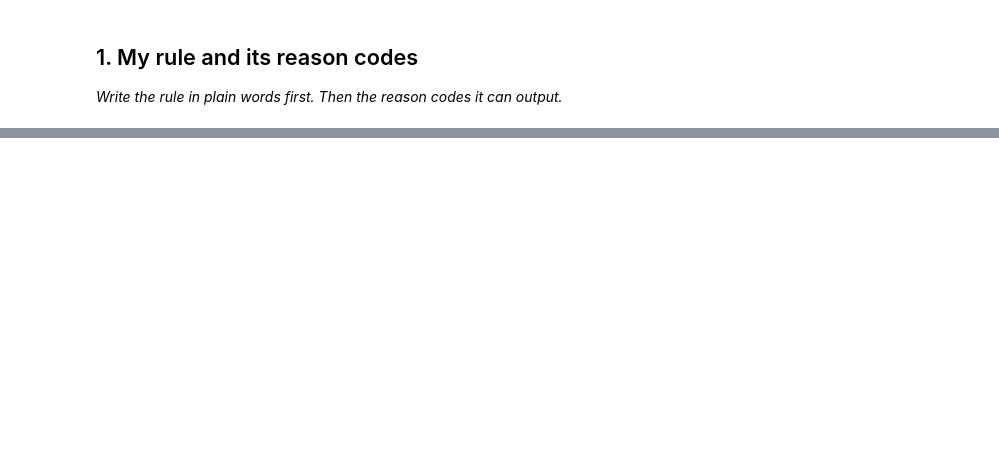
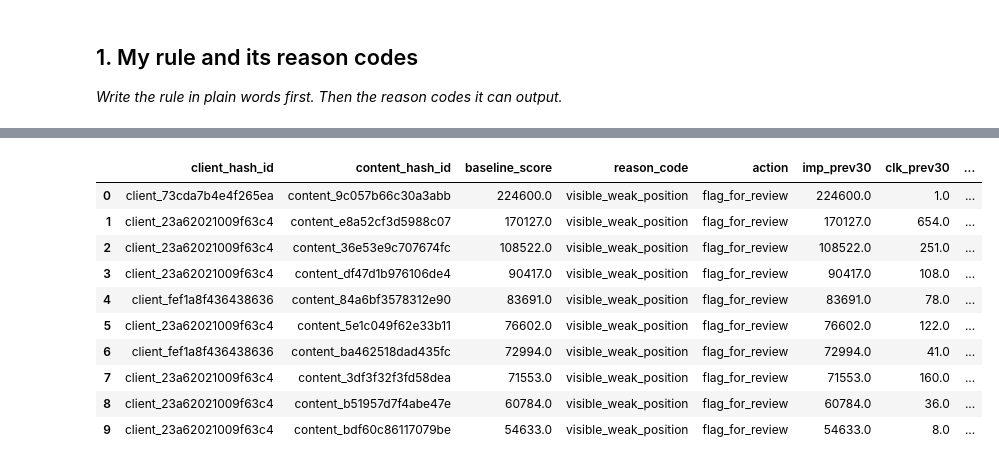
Before and after one commit to stfnnnnnnn/karl-mangahas-flyrank, a Jupyter notebook: work/notebooks/w04_baseline_score.ipynb, the cells around one changed output, grey strips where cells are left out. Saved outputs shown, nothing was run; the diff lists cells and outputs as text; code cells hidden in the pictures; blank space fills up the shorter version.

```diff
--- a/work/notebooks/w04_baseline_score.ipynb
+++ b/work/notebooks/w04_baseline_score.ipynb
@@ -36,0 +346,19 @@ This skeleton is yours to fill. Work the sections **in order** — each one has
+# %%
+top10_cols = [
+    "client_hash_id", "content_hash_id", "baseline_score", "reason_code", "action",
+    "imp_prev30", "clk_prev30", "pos_last30", "is_declining",
+]
+top10 = ranked.head(10)[top10_cols]
+top10
+# %% [output]
+|  | client_hash_id | content_hash_id | baseline_score | reason_code | action | imp_prev30 | clk_prev30 | ... |
+| 0 | client_73cda7b4e4f265ea | content_9c057b66c30a3abb | 224600.0 | visible_weak_position | flag_for_review | 224600.0 | 1.0 | ... |
+| 1 | client_23a62021009f63c4 | content_e8a52cf3d5988c07 | 170127.0 | visible_weak_position | flag_for_review | 170127.0 | 654.0 | ... |
+| 2 | client_23a62021009f63c4 | content_36e53e9c707674fc | 108522.0 | visible_weak_position | flag_for_review | 108522.0 | 251.0 | ... |
+| 3 | client_23a62021009f63c4 | content_df47d1b976106de4 | 90417.0 | visible_weak_position | flag_for_review | 90417.0 | 108.0 | ... |
+| 4 | client_fef1a8f436438636 | content_84a6bf3578312e90 | 83691.0 | visible_weak_position | flag_for_review | 83691.0 | 78.0 | ... |
+| 5 | client_23a62021009f63c4 | content_5e1c049f62e33b11 | 76602.0 | visible_weak_position | flag_for_review | 76602.0 | 122.0 | ... |
+| 6 | client_fef1a8f436438636 | content_ba462518dad435fc | 72994.0 | visible_weak_position | flag_for_review | 72994.0 | 41.0 | ... |
+| 7 | client_23a62021009f63c4 | content_3df3f32f3fd58dea | 71553.0 | visible_weak_position | flag_for_review | 71553.0 | 160.0 | ... |
+| 8 | client_23a62021009f63c4 | content_b51957d7f4abe47e | 60784.0 | visible_weak_position | flag_for_review | 60784.0 | 36.0 | ... |
+| 9 | client_23a62021009f63c4 | content_bdf60c86117079be | 54633.0 | visible_weak_position | flag_for_review | 54633.0 | 8.0 | ... |
```
Also changed, not shown: parts of 23 cells of this notebook.
